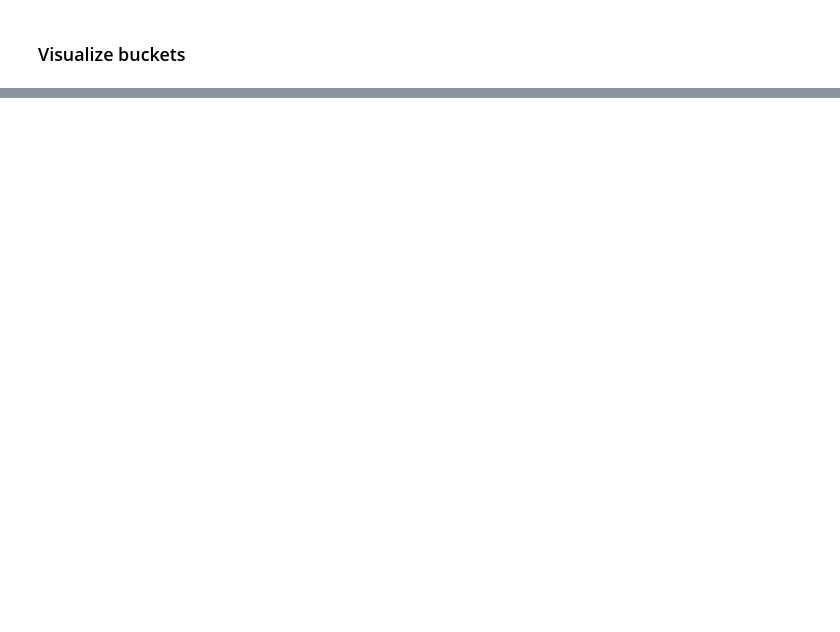
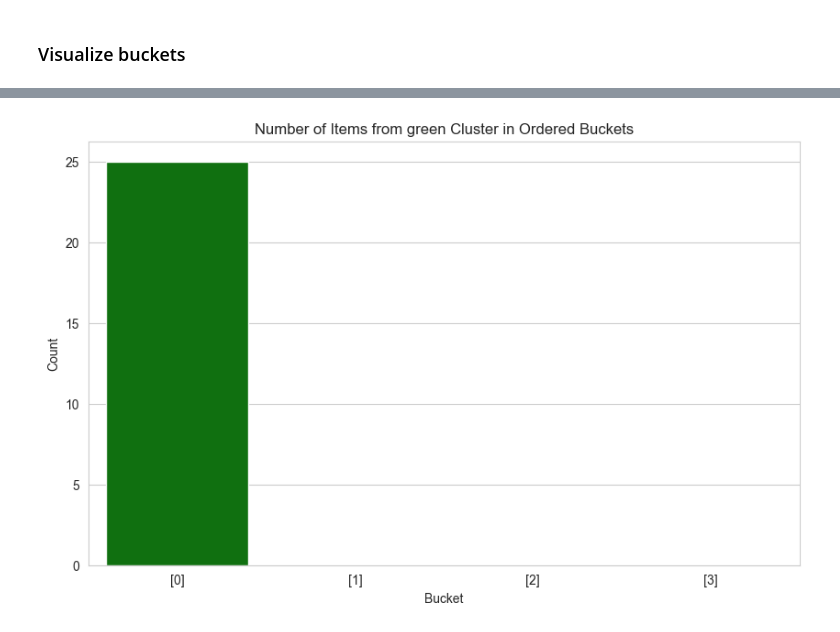
Before and after one commit to Zovi343/lvd, a Jupyter notebook: lmi_examples/query_synthetic.ipynb, the cells around one changed output, grey strips where cells are left out. Cells and saved outputs as stored; diff of their text form; code cells hidden in the pictures; blank space fills up the shorter version.

```diff
--- a/lmi_examples/query_synthetic.ipynb
+++ b/lmi_examples/query_synthetic.ipynb
@@ -153,0 +155,11 @@ plt.show()
+# %%
+filter_color = "green"
+results = collection.query(
+    query_embeddings=list(query_point),
+    include=["metadatas", 'embeddings', 'distances'],
+    where={"cluster": filter_color},
+    n_results=10,
+    n_buckets=4,
+    use_threshold=False, # TODO: this causes problems, hotfix applied for now
+    constraint_weight=0.5,
+)
@@ -153,0 +181,20 @@ plt.show()
+# %%
+bucket_order = results['bucket_order'][0]  # Adjust according to where bucket_order comes from
+order_labels = [str(list(bucket)) for bucket in bucket_order]  # Convert to string with brackets
+
+# Extract the counts for the specified color
+cluster_specific_counts = bucket_cluster_counts[filter_color]
+
+# Reindex the bucket counts according to the specified order
+ordered_counts = cluster_specific_counts.reindex(order_labels, fill_value=0).reset_index()
+ordered_counts.columns = ['bucket', 'count']
+
+# Create the bar plot
+plt.figure(figsize=(10, 6))
+sns.barplot(data=ordered_counts, x='bucket', y='count', color=filter_color)
+plt.title(f'Number of Items from {filter_color} Cluster in Ordered Buckets')
+plt.xlabel('Bucket')
+plt.ylabel('Count')
+plt.show()
+# %% [output]
+[figure, added]
```
Also changed, not shown: parts of 7 cells of this notebook, 9 other files.
